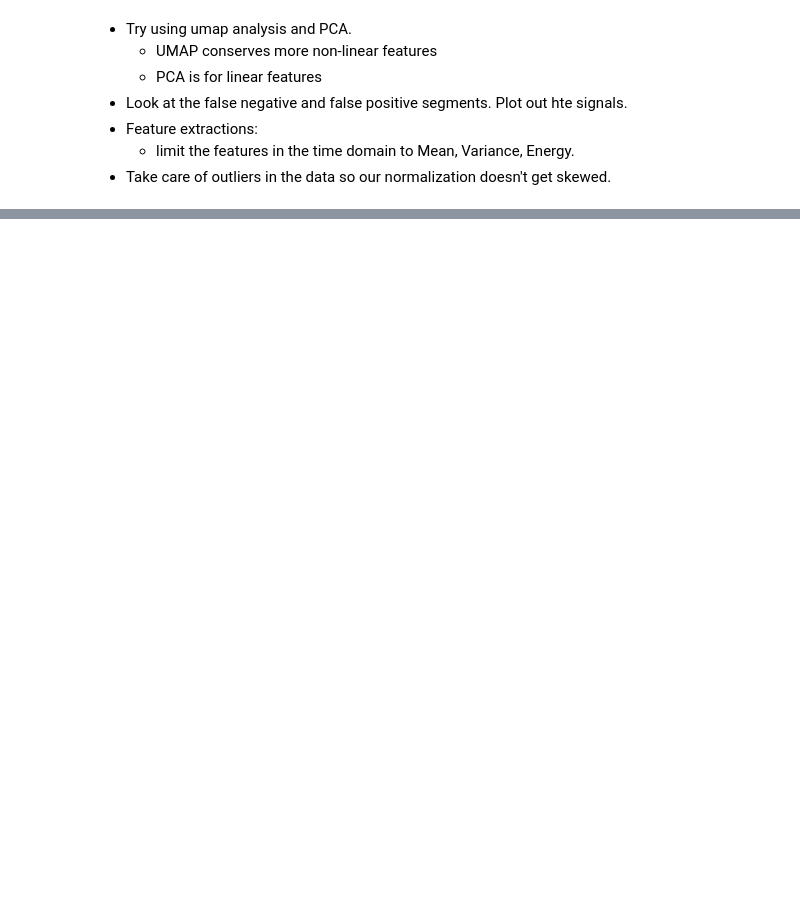
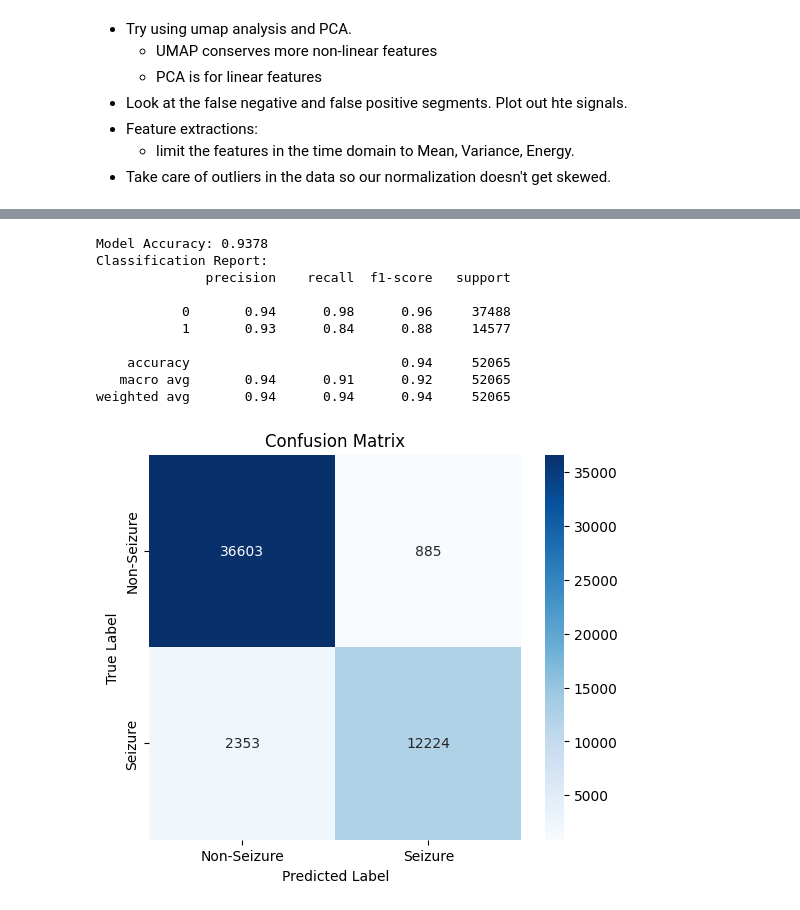
Before and after one commit to YLu-1258/seizure_analysis, a Jupyter notebook: analysis.ipynb, the cells around one changed output, grey strips where cells are left out. Saved outputs shown, nothing was run; the diff lists cells and outputs as text; code cells hidden in the pictures; blank space fills up the shorter version.

Commit message:
Created Model trained on 25% pre and post data

```diff
--- a/analysis.ipynb
+++ b/analysis.ipynb
@@ -621,4 +619,4 @@ annotations_1207 = pd.read_excel("./zqm_annotation_seizure.xlsx", sheet_name="KC
 Drop all NaN entries
 # %%
 annotations_1217 = annotations_1217[['Start', 'End']].map(lambda x: 60*1000*x)
-annotations_1207 = annotations_1207.dropna()
+annotations_1217 = annotations_1217.dropna()
@@ -888,3 +856,9 @@ feature_ranks
 - Feature extractions:
     -   limit the features in the time domain to Mean, Variance, Energy.
 - Take care of outliers in the data so our normalization doesn't get skewed.
+# %%
+all_files = ["./241217_seizure_KCNA_long1.dat", "./241207_seizure_KCNA_long1.dat"]
+annotation_names = ["KCNA_1207", "KCNA_1217"]
+zipped_datafiles = list(zip(all_files, annotation_names))
+for dataset in zipped_datafiles:
+    print(dataset[0], dataset[1])
@@ -890,0 +955,16 @@ feature_ranks
+# %%
+# X = features_dataset.drop(columns=["Label", "Segment_Start", "Segment_End"])
+# y = features_dataset["Label"]
+# X_train, X_test, y_train, y_test = train_test_split(X, y, test_size=0.2, random_state=42, stratify=y)
+
+# Train the model
+# Prepare the training data: separate features and labels
+X_train = final_train.drop(columns=["Label"])
+y_train = final_train["Label"]
+
+# Prepare the testing data: separate features and labels
+X_test = final_test.drop(columns=["Label"])
+y_test = final_test["Label"]
+
+svm_model = SVC(kernel="rbf", class_weight="balanced", C=1, gamma="scale", random_state=42)
+svm_model.fit(X_train, y_train)
@@ -890,0 +989,33 @@ feature_ranks
+# %%
+# Predict on test set
+y_pred = svm_model.predict(X_test)
+
+# Print Accuracy
+accuracy = accuracy_score(y_test, y_pred)
+print(f"Model Accuracy: {accuracy:.4f}")
+
+print("Classification Report:")
+print(classification_report(y_test, y_pred))
+
+# Confusion Matrix
+cm = confusion_matrix(y_test, y_pred)
+
+# Plot Confusion Matrix
+plt.figure(figsize=(6,5))
+sns.heatmap(cm, annot=True, fmt="d", cmap="Blues", xticklabels=["Non-Seizure", "Seizure"], yticklabels=["Non-Seizure", "Seizure"])
+plt.xlabel("Predicted Label")
+plt.ylabel("True Label")
+plt.title("Confusion Matrix")
+plt.show()
+# %% [output]
+Model Accuracy: 0.9378
+Classification Report:
+              precision    recall  f1-score   support
+
+           0       0.94      0.98      0.96     37488
+           1       0.93      0.84      0.88     14577
+
+    accuracy                           0.94     52065
+   macro avg       0.94      0.91      0.92     52065
+weighted avg       0.94      0.94      0.94     52065
+[figure, added]
```
Also changed, not shown: parts of 19 cells of this notebook, 1 other file.
